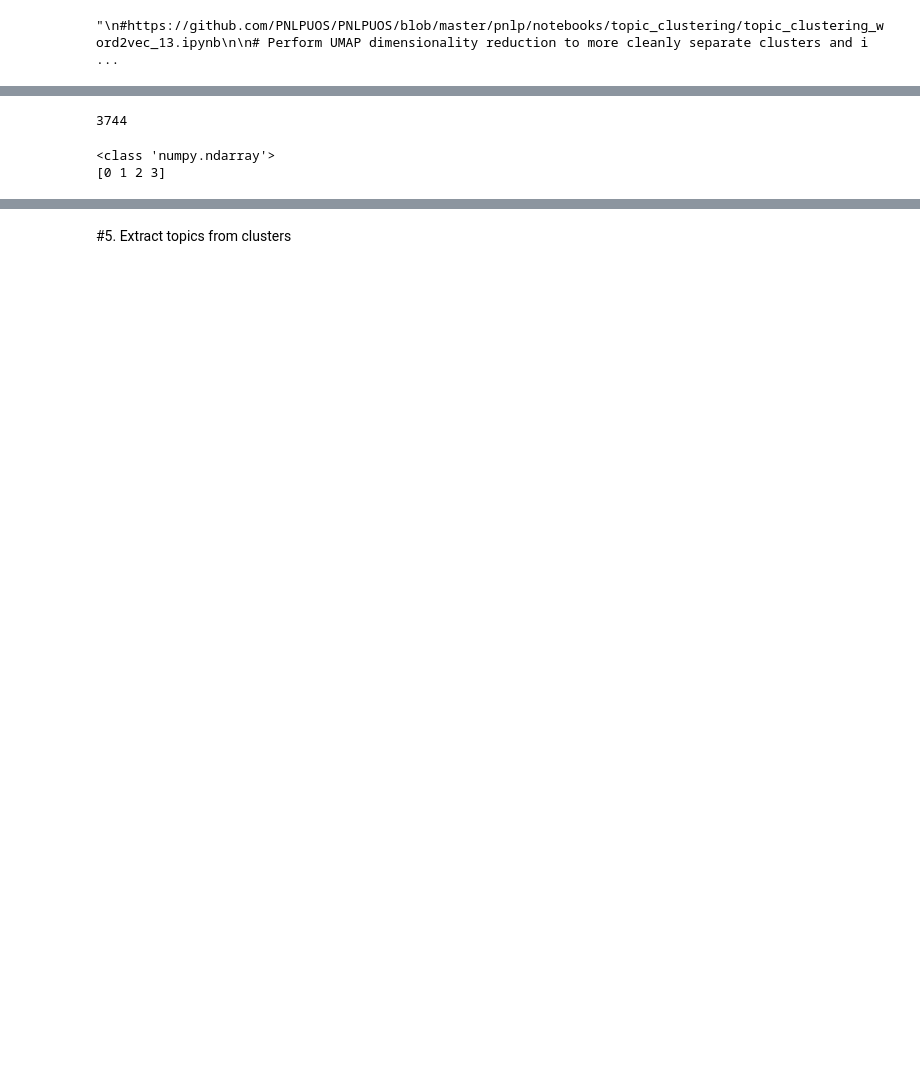
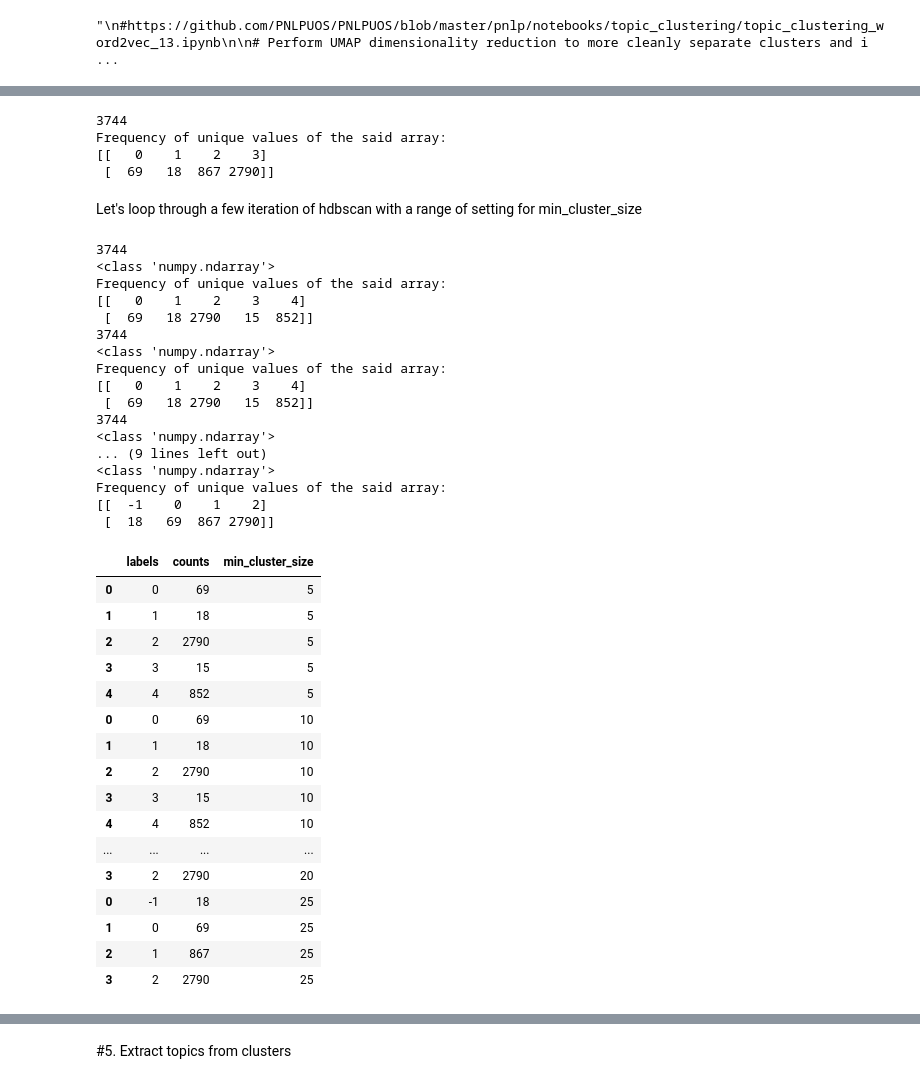
Before and after one commit to bparment1/deep-learning-nlp-intro, a Jupyter notebook: topic_modeling_bertopic_top2vec.ipynb, the cells around one changed output, grey strips where cells are left out. Saved outputs shown, nothing was run; the diff lists cells and outputs as text; code cells hidden in the pictures; blank space fills up the shorter version.

```diff
--- a/topic_modeling_bertopic_top2vec.ipynb
+++ b/topic_modeling_bertopic_top2vec.ipynb
@@ -669,16 +672,71 @@ https://pypi.org/project/hdbscan/
 # %%
-import hdbscan
+
 cluster = hdbscan.HDBSCAN(min_cluster_size=15,
                           metric='euclidean')
 cluster.fit(data_reduced)
 print(len(cluster.labels_))
+unique_elements, counts_elements = np.unique(cluster.labels_, return_counts=True)
+print("Frequency of unique values of the said array:")
+print(np.asarray((unique_elements, counts_elements)))
 # %% [output]
 3744
+Frequency of unique values of the said array:
+[[   0    1    2    3]
+ [  69   18  867 2790]]
-# %%
-print(type(cluster.labels_))
-print(np.unique(cluster.labels_))
-# %% [output]
-<class 'numpy.ndarray'>
-[0 1 2 3]
+# %% [markdown]
+Let's loop through a few iteration of hdbscan with a range of setting for min_cluster_size
+# %%
+list_min_cluster_size = [5, 10, 15, 20, 25]
+list_df_cluster = []
+for min_cluster_size_val in list_min_cluster_size:
+  cluster = hdbscan.HDBSCAN(min_cluster_size=min_cluster_size_val,
+                            metric='euclidean')
+  cluster.fit(data_reduced)
+  print(len(cluster.labels_))
+  print(type(cluster.labels_))
+  unique_elements, counts_elements = np.unique(cluster.labels_, return_counts=True)
+  print("Frequency of unique values of the said array:")
+  print(np.asarray((unique_elements, counts_elements)))
+  df_cluster=pd.DataFrame({'labels': unique_elements,
+                            'counts': counts_elements})
+  df_cluster['min_cluster_size']=min_cluster_size_val
+  list_df_cluster.append(df_cluster)
+df_cluster_all = pd.concat(list_df_cluster)
+df_cluster_all
+# %% [output]
+3744
+<class 'numpy.ndarray'>
+Frequency of unique values of the said array:
+[[   0    1    2    3    4]
+ [  69   18 2790   15  852]]
+3744
+<class 'numpy.ndarray'>
+Frequency of unique values of the said array:
+[[   0    1    2    3    4]
+ [  69   18 2790   15  852]]
+3744
+<class 'numpy.ndarray'>
+... (9 lines left out)
+<class 'numpy.ndarray'>
+Frequency of unique values of the said array:
+[[  -1    0    1    2]
+ [  18   69  867 2790]]
+|  | labels | counts | min_cluster_size |
+| 0 | 0 | 69 | 5 |
+| 1 | 1 | 18 | 5 |
+| 2 | 2 | 2790 | 5 |
+| 3 | 3 | 15 | 5 |
+| 4 | 4 | 852 | 5 |
+| 0 | 0 | 69 | 10 |
+| 1 | 1 | 18 | 10 |
+| 2 | 2 | 2790 | 10 |
+| 3 | 3 | 15 | 10 |
+| 4 | 4 | 852 | 10 |
+| ... | ... | ... | ... |
+| 3 | 2 | 2790 | 20 |
+| 0 | -1 | 18 | 25 |
+| 1 | 0 | 69 | 25 |
+| 2 | 1 | 867 | 25 |
+| 3 | 2 | 2790 | 25 |
 # %%
 import hdbscan
```
Also changed, not shown: parts of 58 cells of this notebook.
